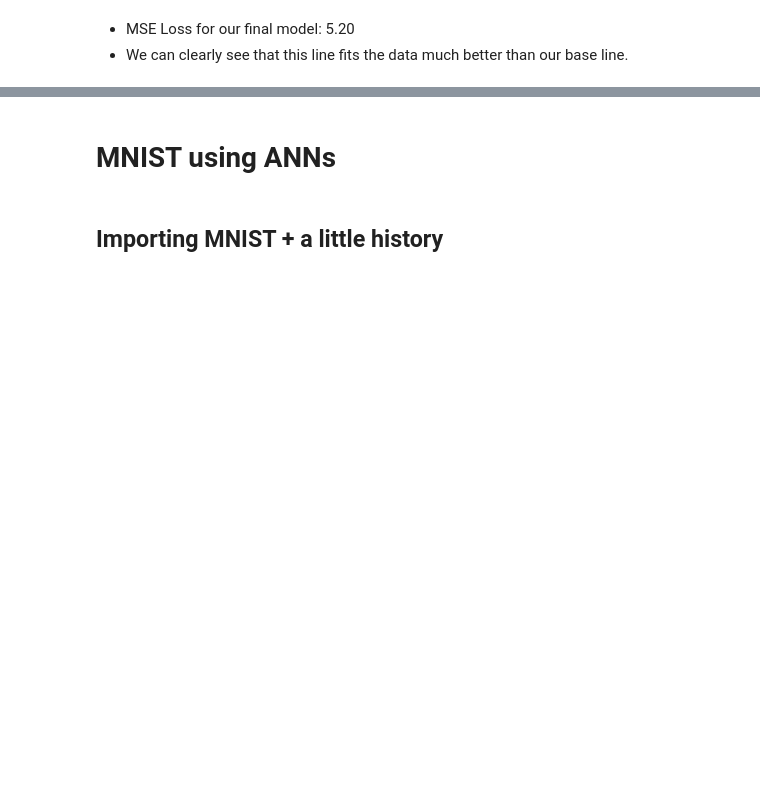
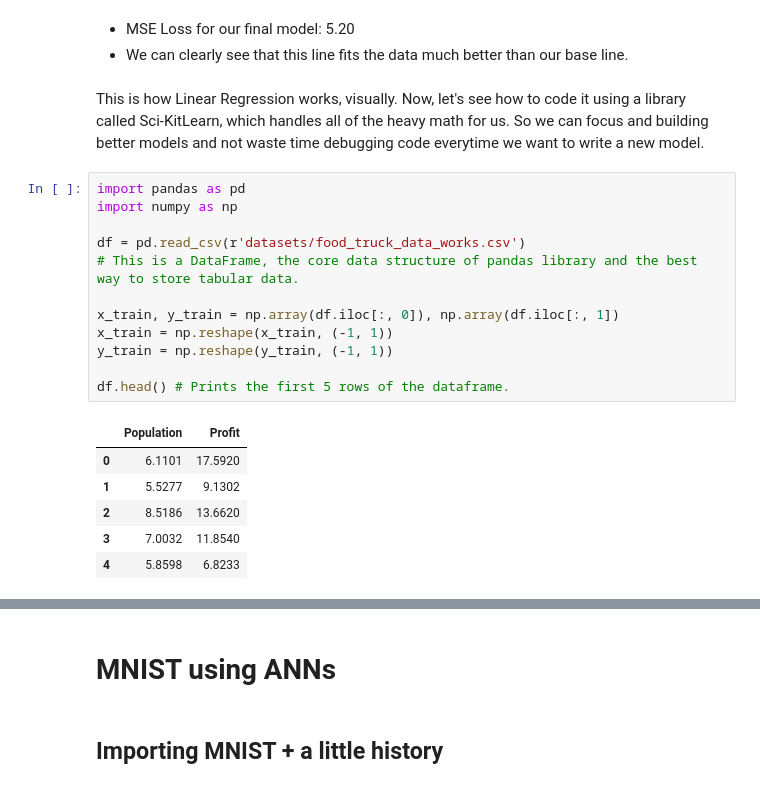
Before and after one commit to Jay4Codes/ML-Pipeline-Workshop-S4DS, a Jupyter notebook: MNIST.ipynb, the cells around one changed output, grey strips where cells are left out. Cells and saved outputs as stored; diff of their text form; blank space fills up the shorter version.

```diff
--- a/MNIST.ipynb
+++ b/MNIST.ipynb
@@ -72,3 +72,24 @@ MSE Loss for base model: 64.15
 # %% [markdown]
 * MSE Loss for our final model: 5.20
 * We can clearly see that this line fits the data much better than our base line.
+# %% [markdown]
+This is how Linear Regression works, visually. Now, let's see how to code it using a library called Sci-KitLearn, which handles all of the heavy math for us. So we can focus and building better models and not waste time debugging code everytime we want to write a new model.
+# %%
+import pandas as pd
+import numpy as np
+
+df = pd.read_csv(r'datasets/food_truck_data_works.csv')
+# This is a DataFrame, the core data structure of pandas library and the best way to store tabular data.
+
+x_train, y_train = np.array(df.iloc[:, 0]), np.array(df.iloc[:, 1])
+x_train = np.reshape(x_train, (-1, 1))
+y_train = np.reshape(y_train, (-1, 1))
+
+df.head() # Prints the first 5 rows of the dataframe.
+# %% [output]
+|  | Population | Profit |
+| 0 | 6.1101 | 17.5920 |
+| 1 | 5.5277 | 9.1302 |
+| 2 | 8.5186 | 13.6620 |
+| 3 | 7.0032 | 11.8540 |
+| 4 | 5.8598 | 6.8233 |
```
Also changed, not shown: parts of 13 cells of this notebook, 10 other files.
